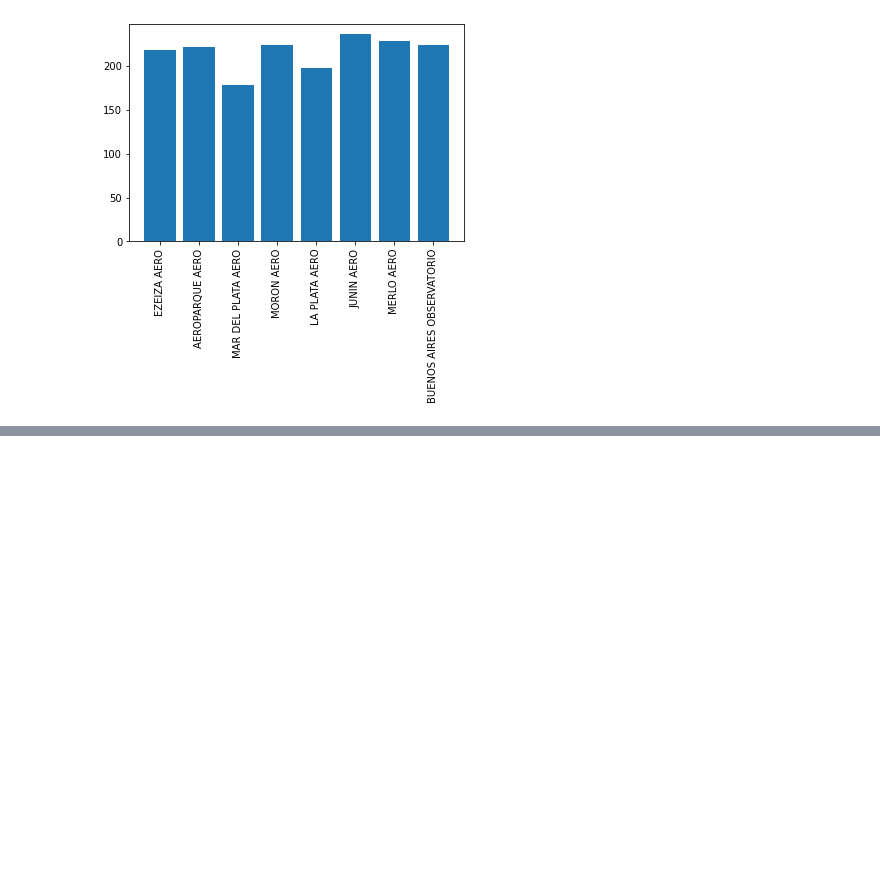
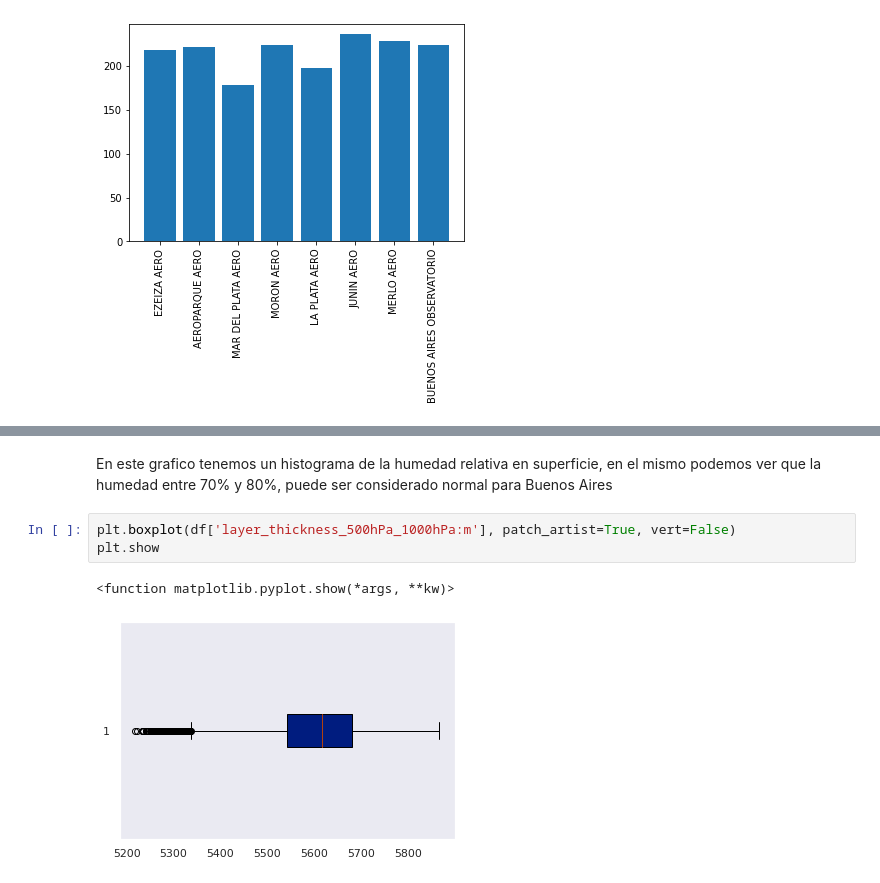
Before and after one commit to luisalfonso634/C2-G13-m, a Jupyter notebook: WeatherDataSet_2.ipynb, the cells around one changed output, grey strips where cells are left out. Cells and saved outputs as stored; diff of their text form; blank space fills up the shorter version.

```diff
--- a/WeatherDataSet_2.ipynb
+++ b/WeatherDataSet_2.ipynb
@@ -387,0 +206,8 @@ plt.xticks(rotation=90)
+# %% [markdown]
+En este grafico tenemos un histograma de la humedad relativa en superficie, en el mismo podemos ver que la humedad entre 70% y 80%, puede ser considerado normal para Buenos Aires
+# %%
+plt.boxplot(df['layer_thickness_500hPa_1000hPa:m'], patch_artist=True, vert=False)
+plt.show
+# %% [output]
+<function matplotlib.pyplot.show(*args, **kw)>
+[figure, added]
```
Also changed, not shown: parts of 53 cells of this notebook.
